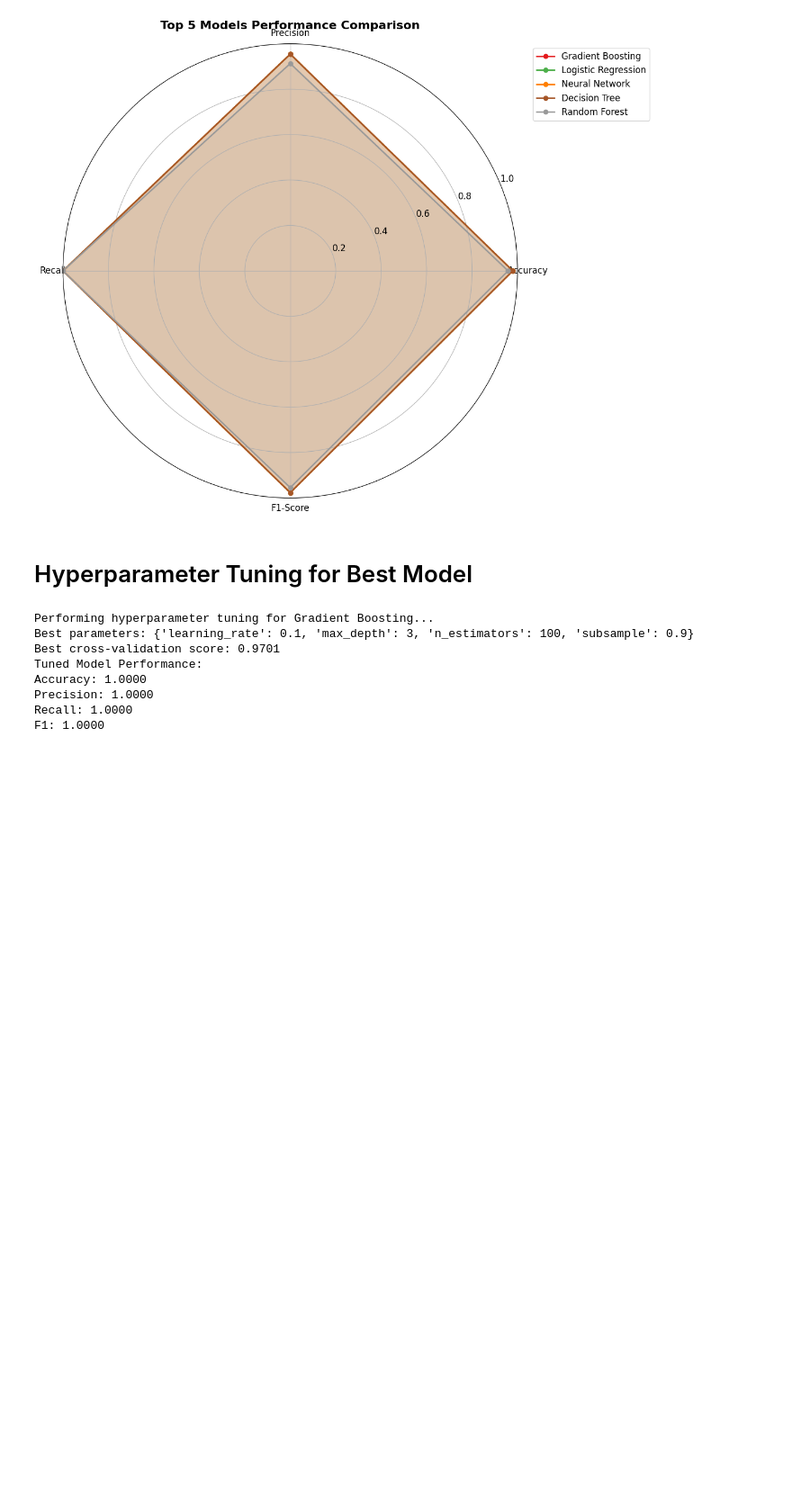
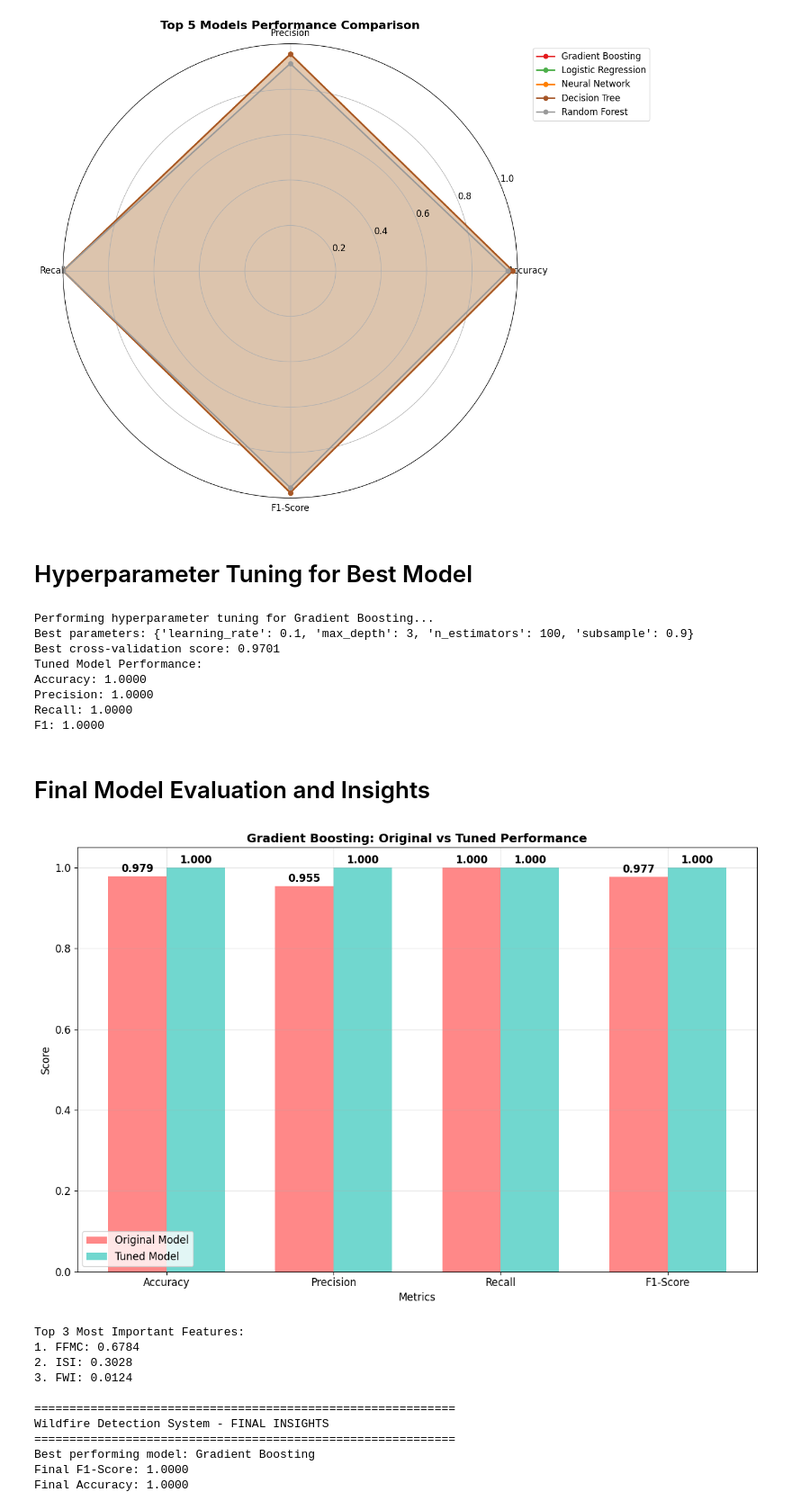
Before and after one commit to Hello-Kitty-1311/Wild-Fire, a Jupyter notebook: code.ipynb, the cells around one changed output. Shown at 90% size. Cells and saved outputs as stored; diff of their text form; code cells hidden in the pictures; blank space fills up the shorter version.

Commit message:
Final Model Evaluation and Insights

```diff
--- a/code.ipynb
+++ b/code.ipynb
@@ -641,3 +641,70 @@ Accuracy: 1.0000
 Precision: 1.0000
 Recall: 1.0000
 F1: 1.0000
+# %% [markdown]
+# Final Model Evaluation and Insights
+# %%
+comparison_df = pd.DataFrame({
+    'Metric': ['Accuracy', 'Precision', 'Recall', 'F1-Score'],
+    'Original': [test_results[best_model_name]['accuracy'],
+                test_results[best_model_name]['precision'],
+                test_results[best_model_name]['recall'],
+                test_results[best_model_name]['f1']],
+    'Tuned': [tuned_results['accuracy'], tuned_results['precision'],
+              tuned_results['recall'], tuned_results['f1']]
+})
+
+plt.figure(figsize=(12, 8))
+x = np.arange(len(comparison_df))
+width = 0.35
+
+bars1 = plt.bar(x - width/2, comparison_df['Original'], width,
+                label='Original Model', color='#FF6B6B', alpha=0.8)
+bars2 = plt.bar(x + width/2, comparison_df['Tuned'], width,
+                label='Tuned Model', color='#4ECDC4', alpha=0.8)
+
+plt.xlabel('Metrics')
+plt.ylabel('Score')
+plt.title(f'{best_model_name}: Original vs Tuned Performance', fontsize=14, fontweight='bold')
+plt.xticks(x, comparison_df['Metric'])
+plt.legend()
+plt.grid(True, alpha=0.3)
+
+for bars in [bars1, bars2]:
+    for bar in bars:
+        height = bar.get_height()
+        plt.text(bar.get_x() + bar.get_width()/2., height + 0.005,
+                f'{height:.3f}', ha='center', va='bottom', fontweight='bold')
+
+plt.tight_layout()
+plt.show()
+
+if hasattr(tuned_model, 'feature_importances_'):
+    importance_summary = pd.DataFrame({
+        'Feature': X.columns,
+        'Importance': tuned_model.feature_importances_
+    }).sort_values('Importance', ascending=False)
+
+    print(f"\nTop 3 Most Important Features:")
+    for i, (_, row) in enumerate(importance_summary.head(3).iterrows()):
+        print(f"{i+1}. {row['Feature']}: {row['Importance']:.4f}")
+
+print("\n" + "="*60)
+print("Wildfire Detection System - FINAL INSIGHTS")
+print("="*60)
+print(f"Best performing model: {best_model_name}")
+print(f"Final F1-Score: {tuned_results['f1']:.4f}")
+print(f"Final Accuracy: {tuned_results['accuracy']:.4f}")
+# %% [output]
+[figure, added]
+Top 3 Most Important Features:
+1. FFMC: 0.6784
+2. ISI: 0.3028
+3. FWI: 0.0124
+
+============================================================
+Wildfire Detection System - FINAL INSIGHTS
+============================================================
+Best performing model: Gradient Boosting
+Final F1-Score: 1.0000
+Final Accuracy: 1.0000
```
